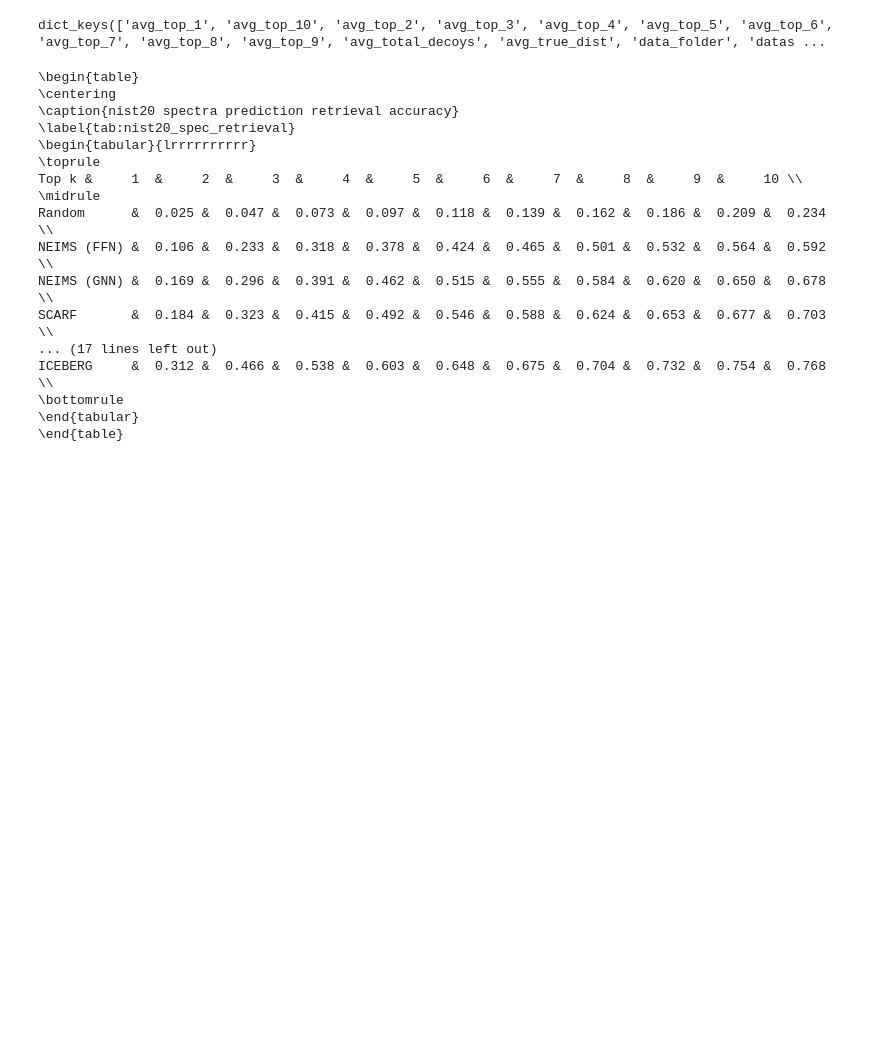
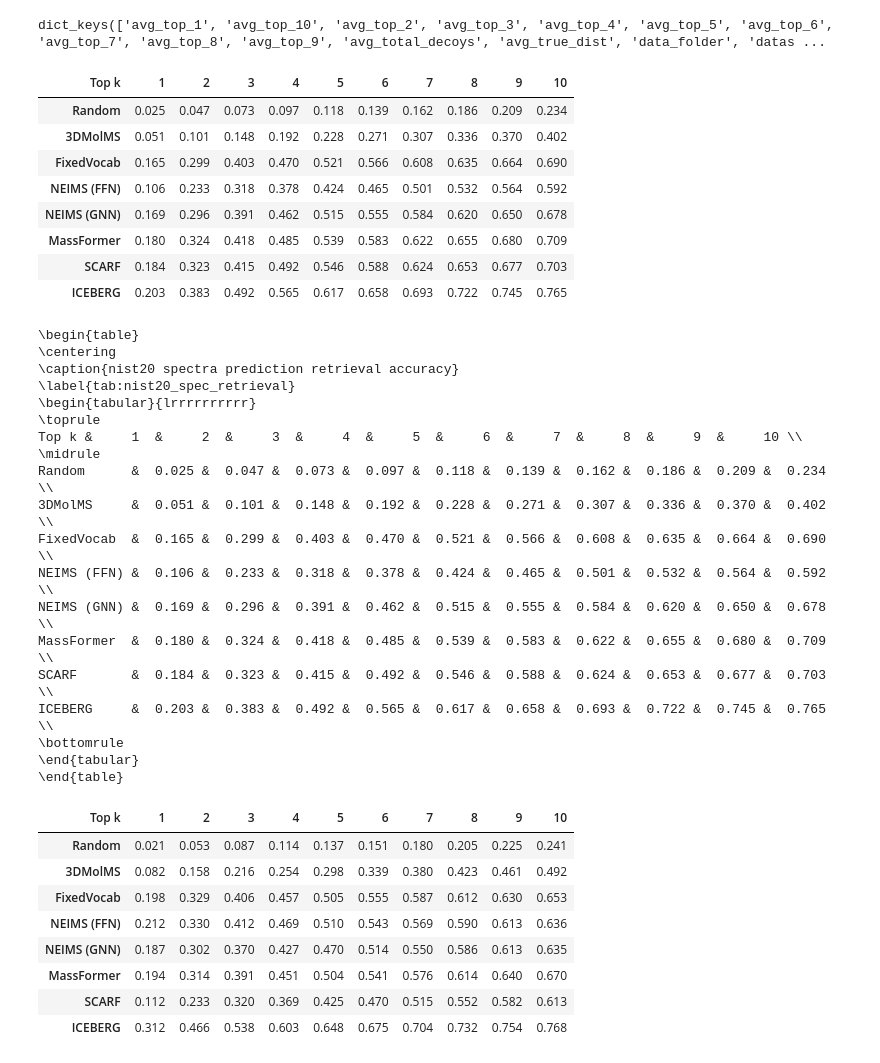
Before and after one commit to samgoldman97/ms-pred, a Jupyter notebook: notebooks/iceberg_fig_retrieval.ipynb, the cells around one changed output. Drawn from its saved outputs; the diff is of its cells as text; code cells hidden in the pictures; blank space fills up the shorter version.

```diff
--- a/notebooks/iceberg_fig_retrieval.ipynb
+++ b/notebooks/iceberg_fig_retrieval.ipynb
@@ -65,17 +68,26 @@ out_df = pd.DataFrame(out_df)
 # %%
 
 for dataset_name in dataset_names:
     # Filter out df to specific dataset
     df = out_df[out_df["Dataset"] == dataset_name]
     pivoted_tbl = df.reset_index().pivot_table(index="Method", values="Acc", columns="Top k")
     pivoted_tbl.index.name = None
     pivoted_tbl = pivoted_tbl.round(3)
     pivoted_tbl = pivoted_tbl.loc[names]
-
     latex = pivoted_tbl.to_latex(caption=f"{dataset_name} spectra prediction retrieval accuracy",
                                 label=f"tab:{dataset_name}_spec_retrieval")
+    display(pivoted_tbl)
     print(latex)
 # %% [output]
+| Top k | 1 | 2 | 3 | 4 | 5 | 6 | 7 | 8 | 9 | 10 |
+| Random | 0.025 | 0.047 | 0.073 | 0.097 | 0.118 | 0.139 | 0.162 | 0.186 | 0.209 | 0.234 |
+| 3DMolMS | 0.051 | 0.101 | 0.148 | 0.192 | 0.228 | 0.271 | 0.307 | 0.336 | 0.370 | 0.402 |
+| FixedVocab | 0.165 | 0.299 | 0.403 | 0.470 | 0.521 | 0.566 | 0.608 | 0.635 | 0.664 | 0.690 |
+| NEIMS (FFN) | 0.106 | 0.233 | 0.318 | 0.378 | 0.424 | 0.465 | 0.501 | 0.532 | 0.564 | 0.592 |
+| NEIMS (GNN) | 0.169 | 0.296 | 0.391 | 0.462 | 0.515 | 0.555 | 0.584 | 0.620 | 0.650 | 0.678 |
+| MassFormer | 0.180 | 0.324 | 0.418 | 0.485 | 0.539 | 0.583 | 0.622 | 0.655 | 0.680 | 0.709 |
+| SCARF | 0.184 | 0.323 | 0.415 | 0.492 | 0.546 | 0.588 | 0.624 | 0.653 | 0.677 | 0.703 |
+| ICEBERG | 0.203 | 0.383 | 0.492 | 0.565 | 0.617 | 0.658 | 0.693 | 0.722 | 0.745 | 0.765 |
 \begin{table}
 \centering
 \caption{nist20 spectra prediction retrieval accuracy}
@@ -85,11 +97,22 @@ for dataset_name in dataset_names:
 Top k &     1  &     2  &     3  &     4  &     5  &     6  &     7  &     8  &     9  &     10 \\
 \midrule
 Random      &  0.025 &  0.047 &  0.073 &  0.097 &  0.118 &  0.139 &  0.162 &  0.186 &  0.209 &  0.234 \\
+3DMolMS     &  0.051 &  0.101 &  0.148 &  0.192 &  0.228 &  0.271 &  0.307 &  0.336 &  0.370 &  0.402 \\
+FixedVocab  &  0.165 &  0.299 &  0.403 &  0.470 &  0.521 &  0.566 &  0.608 &  0.635 &  0.664 &  0.690 \\
 NEIMS (FFN) &  0.106 &  0.233 &  0.318 &  0.378 &  0.424 &  0.465 &  0.501 &  0.532 &  0.564 &  0.592 \\
 NEIMS (GNN) &  0.169 &  0.296 &  0.391 &  0.462 &  0.515 &  0.555 &  0.584 &  0.620 &  0.650 &  0.678 \\
+MassFormer  &  0.180 &  0.324 &  0.418 &  0.485 &  0.539 &  0.583 &  0.622 &  0.655 &  0.680 &  0.709 \\
 SCARF       &  0.184 &  0.323 &  0.415 &  0.492 &  0.546 &  0.588 &  0.624 &  0.653 &  0.677 &  0.703 \\
-... (17 lines left out)
-ICEBERG     &  0.312 &  0.466 &  0.538 &  0.603 &  0.648 &  0.675 &  0.704 &  0.732 &  0.754 &  0.768 \\
+ICEBERG     &  0.203 &  0.383 &  0.492 &  0.565 &  0.617 &  0.658 &  0.693 &  0.722 &  0.745 &  0.765 \\
 \bottomrule
 \end{tabular}
 \end{table}
+| Top k | 1 | 2 | 3 | 4 | 5 | 6 | 7 | 8 | 9 | 10 |
+| Random | 0.021 | 0.053 | 0.087 | 0.114 | 0.137 | 0.151 | 0.180 | 0.205 | 0.225 | 0.241 |
+| 3DMolMS | 0.082 | 0.158 | 0.216 | 0.254 | 0.298 | 0.339 | 0.380 | 0.423 | 0.461 | 0.492 |
+| FixedVocab | 0.198 | 0.329 | 0.406 | 0.457 | 0.505 | 0.555 | 0.587 | 0.612 | 0.630 | 0.653 |
+| NEIMS (FFN) | 0.212 | 0.330 | 0.412 | 0.469 | 0.510 | 0.543 | 0.569 | 0.590 | 0.613 | 0.636 |
+| NEIMS (GNN) | 0.187 | 0.302 | 0.370 | 0.427 | 0.470 | 0.514 | 0.550 | 0.586 | 0.613 | 0.635 |
+| MassFormer | 0.194 | 0.314 | 0.391 | 0.451 | 0.504 | 0.541 | 0.576 | 0.614 | 0.640 | 0.670 |
+| SCARF | 0.112 | 0.233 | 0.320 | 0.369 | 0.425 | 0.470 | 0.515 | 0.552 | 0.582 | 0.613 |
+| ICEBERG | 0.312 | 0.466 | 0.538 | 0.603 | 0.648 | 0.675 | 0.704 | 0.732 | 0.754 | 0.768 |
```
Also changed, not shown: parts of 7 cells of this notebook, 52 other files.
